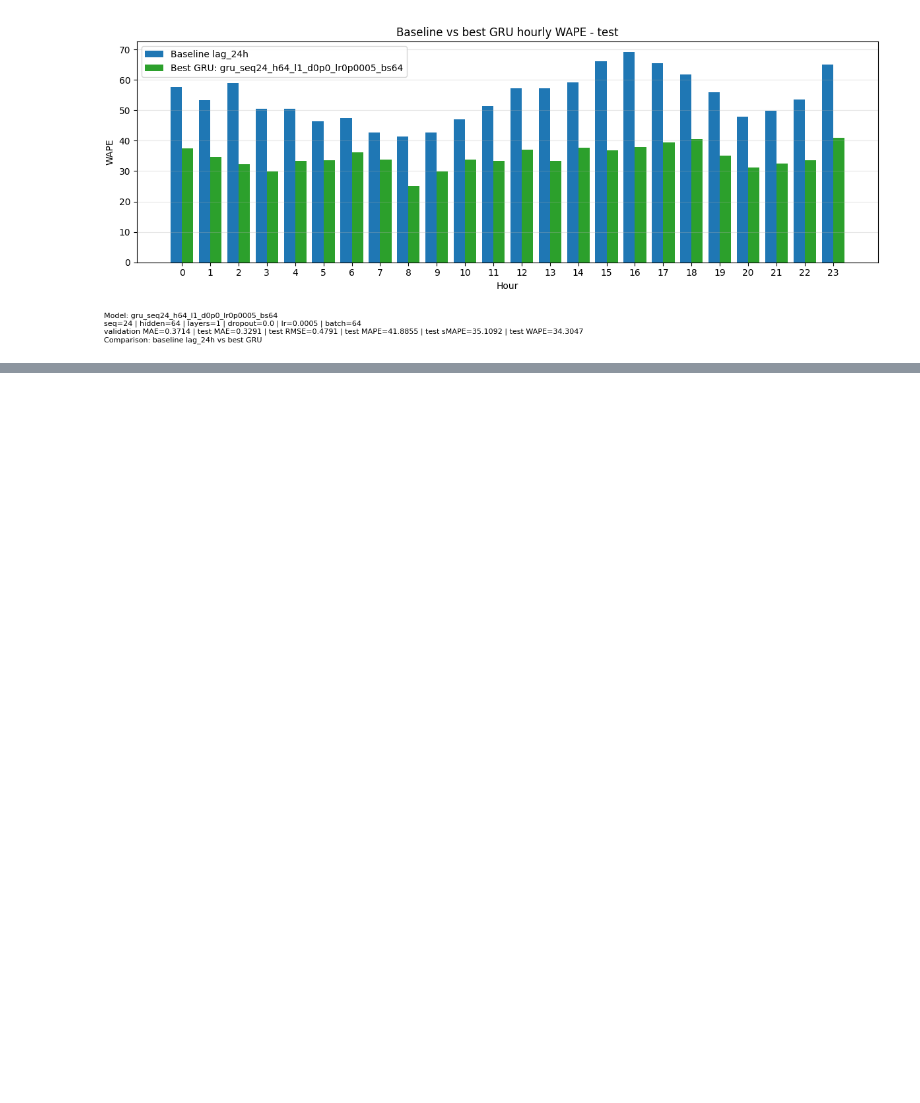
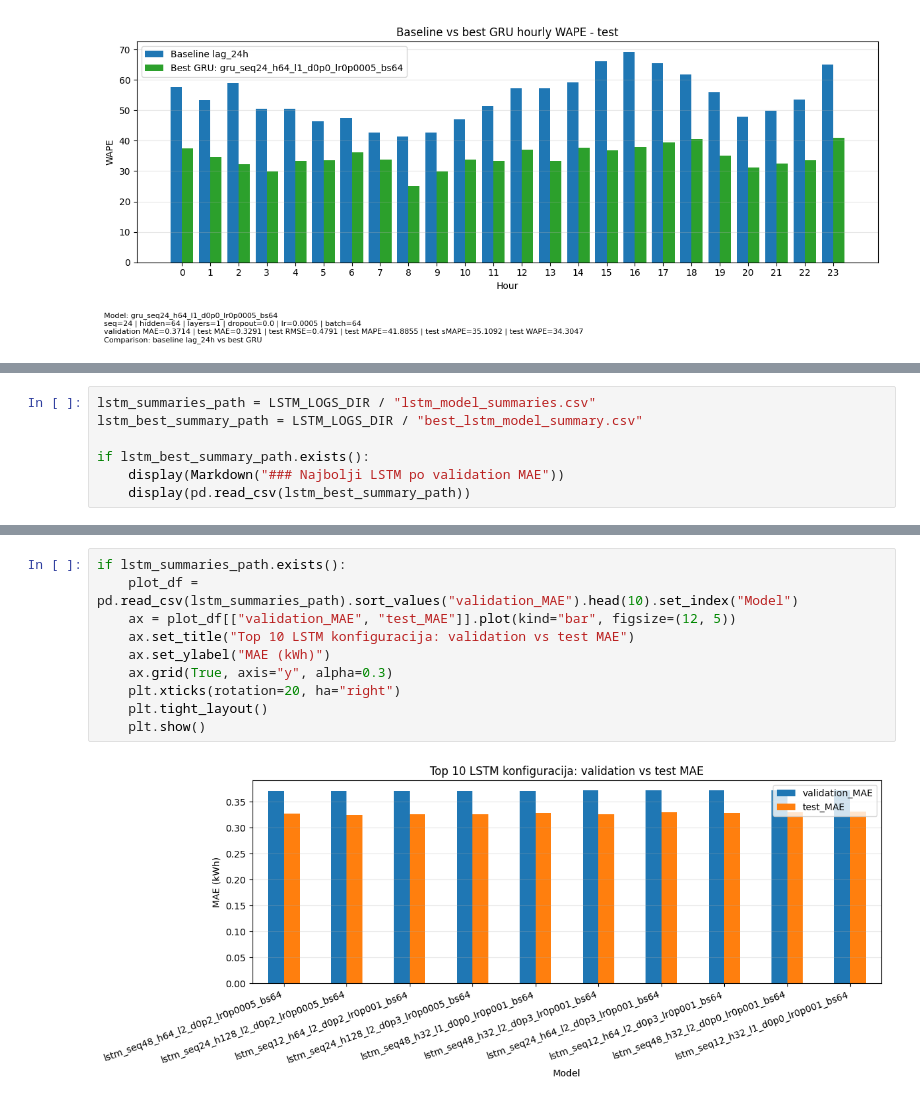
Before and after one commit to zele03/PowerPredict, a Jupyter notebook: docs/powerpredict_walkthrough.ipynb, the cells around one changed output, grey strips where cells are left out. Cells and saved outputs as stored; diff of their text form; blank space fills up the shorter version.

```diff
--- a/docs/powerpredict_walkthrough.ipynb
+++ b/docs/powerpredict_walkthrough.ipynb
@@ -436,0 +458,7 @@ for graph_path in sorted(COMPARE_GRAPHS_DIR.glob("*.png")):
+# %%
+lstm_summaries_path = LSTM_LOGS_DIR / "lstm_model_summaries.csv"
+lstm_best_summary_path = LSTM_LOGS_DIR / "best_lstm_model_summary.csv"
+
+if lstm_best_summary_path.exists():
+    display(Markdown("### Najbolji LSTM po validation MAE"))
+    display(pd.read_csv(lstm_best_summary_path))
@@ -436,0 +469,12 @@ for graph_path in sorted(COMPARE_GRAPHS_DIR.glob("*.png")):
+# %%
+if lstm_summaries_path.exists():
+    plot_df = pd.read_csv(lstm_summaries_path).sort_values("validation_MAE").head(10).set_index("Model")
+    ax = plot_df[["validation_MAE", "test_MAE"]].plot(kind="bar", figsize=(12, 5))
+    ax.set_title("Top 10 LSTM konfiguracija: validation vs test MAE")
+    ax.set_ylabel("MAE (kWh)")
+    ax.grid(True, axis="y", alpha=0.3)
+    plt.xticks(rotation=20, ha="right")
+    plt.tight_layout()
+    plt.show()
+# %% [output]
+[figure, added]
```
Also changed, not shown: parts of 28 cells of this notebook, 4 other files.
